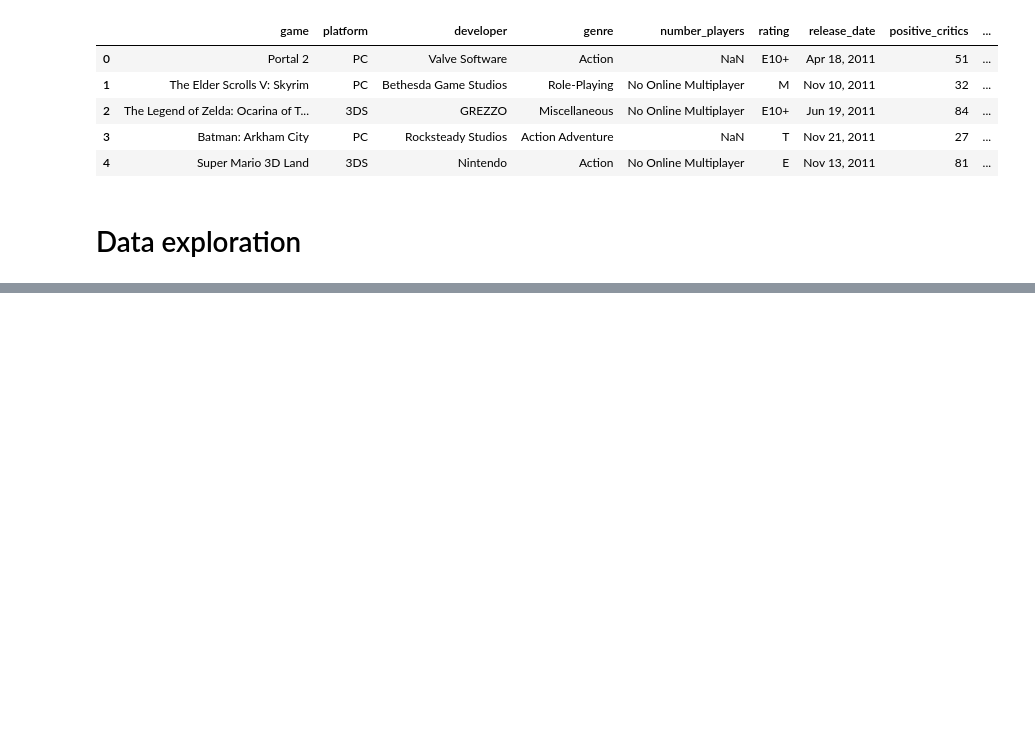
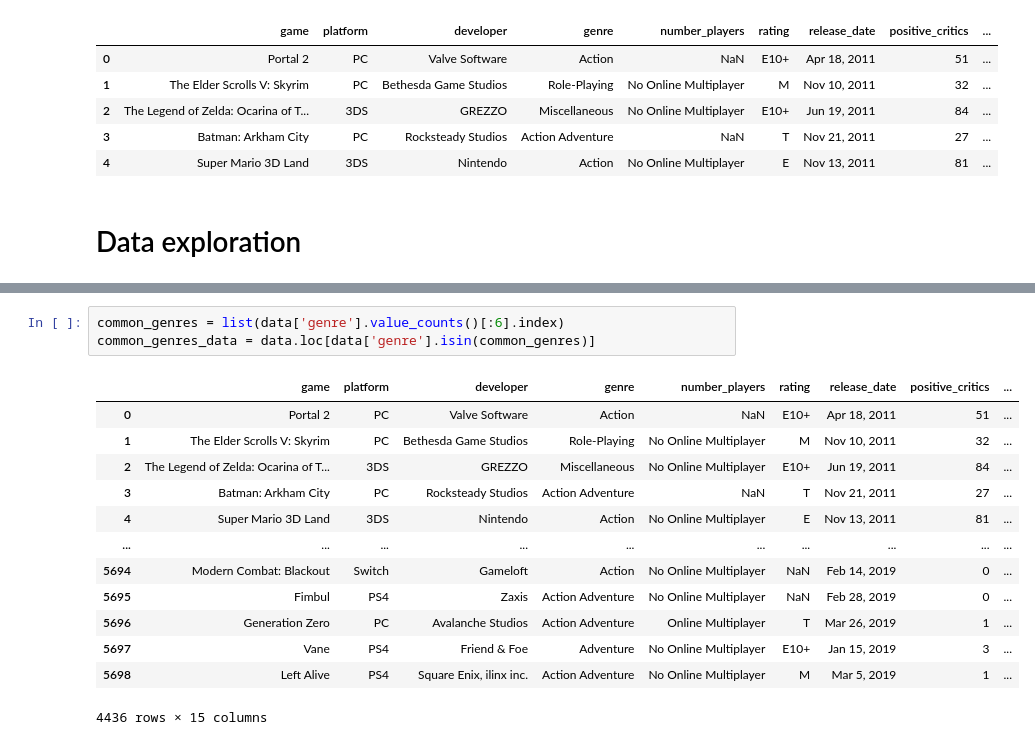
Before and after one commit to Daniel-Tebart/MetacriticAnalysis, a Jupyter notebook: main.ipynb, the cells around one changed output, grey strips where cells are left out. Cells and saved outputs as stored; diff of their text form; blank space fills up the shorter version.

```diff
--- a/main.ipynb
+++ b/main.ipynb
@@ -26,0 +31,17 @@ sns.kdeplot(uscores, bw = 2, label = "User scores")
+# %%
+common_genres = list(data['genre'].value_counts()[:6].index)
+common_genres_data = data.loc[data['genre'].isin(common_genres)]
+# %% [output]
+|  | game | platform | developer | genre | number_players | rating | release_date | positive_critics | ... |
+| 0 | Portal 2 | PC | Valve Software | Action | NaN | E10+ | Apr 18, 2011 | 51 | ... |
+| 1 | The Elder Scrolls V: Skyrim | PC | Bethesda Game Studios | Role-Playing | No Online Multiplayer | M | Nov 10, 2011 | 32 | ... |
+| 2 | The Legend of Zelda: Ocarina of T... | 3DS | GREZZO | Miscellaneous | No Online Multiplayer | E10+ | Jun 19, 2011 | 84 | ... |
+| 3 | Batman: Arkham City | PC | Rocksteady Studios | Action Adventure | NaN | T | Nov 21, 2011 | 27 | ... |
+| 4 | Super Mario 3D Land | 3DS | Nintendo | Action | No Online Multiplayer | E | Nov 13, 2011 | 81 | ... |
+| ... | ... | ... | ... | ... | ... | ... | ... | ... | ... |
+| 5694 | Modern Combat: Blackout | Switch | Gameloft | Action | No Online Multiplayer | NaN | Feb 14, 2019 | 0 | ... |
+| 5695 | Fimbul | PS4 | Zaxis | Action Adventure | No Online Multiplayer | NaN | Feb 28, 2019 | 0 | ... |
+| 5696 | Generation Zero | PC | Avalanche Studios | Action Adventure | Online Multiplayer | T | Mar 26, 2019 | 1 | ... |
+| 5697 | Vane | PS4 | Friend & Foe | Adventure | No Online Multiplayer | E10+ | Jan 15, 2019 | 3 | ... |
+| 5698 | Left Alive | PS4 | Square Enix, ilinx inc. | Action Adventure | No Online Multiplayer | M | Mar 5, 2019 | 1 | ... |
+4436 rows × 15 columns
```
Also changed, not shown: parts of 3 cells of this notebook.
